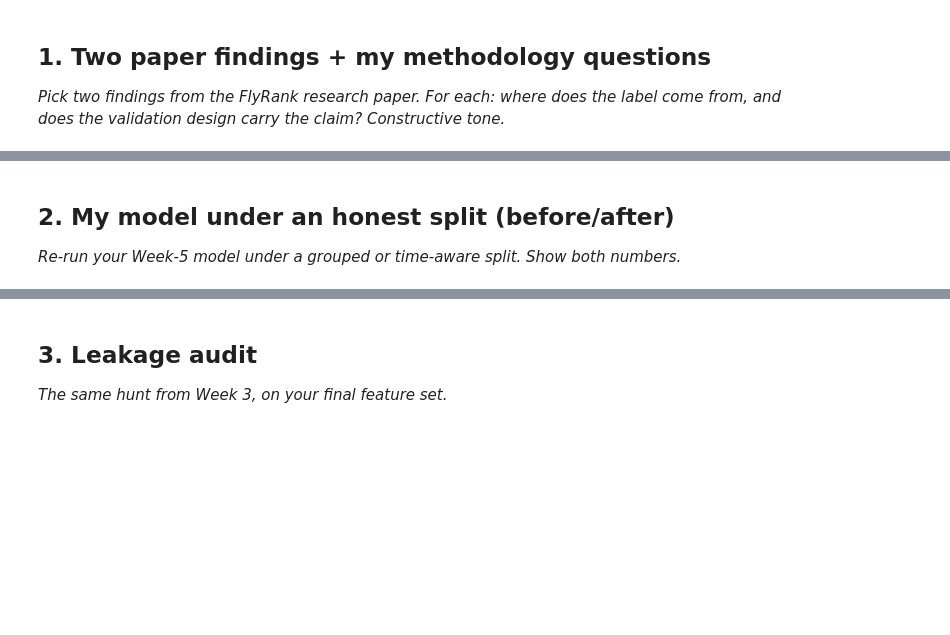
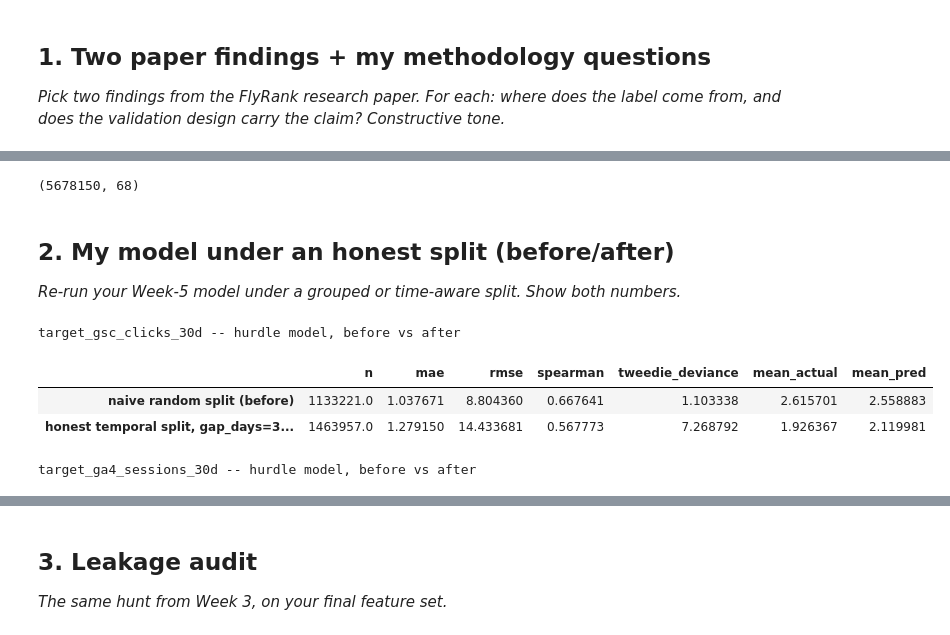
Before and after one commit to ku-ro-wa/flyrank-ml-starter, a Jupyter notebook: work/notebooks/w06_validation_audit.ipynb, the cells around one changed output, grey strips where cells are left out. Saved outputs shown, nothing was run; the diff lists cells and outputs as text; code cells hidden in the pictures; blank space fills up the shorter version.

Commit message:
Colab を使用して作成されました

```diff
--- a/work/notebooks/w06_validation_audit.ipynb
+++ b/work/notebooks/w06_validation_audit.ipynb
@@ -16,3 +976,18 @@ This skeleton is yours to fill. Work the sections **in order** — each one has
+# %%
+raw = train.load_raw()
+df = train.build_feature_matrix(raw)
+df.shape
+# %% [output]
+(5678150, 68)
+# %%
+SAMPLE_FRAC = 1.0  # manual fallback: lower this (e.g. 0.3) only if the cells
+# below still hit Colab's free-tier memory ceiling after the optimizations in
+# warehouse/train.py (Section 1). Trades exact fidelity to model_training.ipynb's
+# numbers for a representative-sample approximation -- shouldn't change the
+# qualitative conclusions (GA4 hurdle wins, GSC hurdle is mixed).
+if SAMPLE_FRAC < 1.0:
+    df = df.sample(frac=SAMPLE_FRAC, random_state=0)
+    print(f"subsampled to {len(df):,} rows (SAMPLE_FRAC={SAMPLE_FRAC})")
 # %% [markdown]
 ## 2. My model under an honest split (before/after)
 
@@ -22,0 +1067,35 @@ This skeleton is yours to fill. Work the sections **in order** — each one has
+# %%
+HONEST_CUTOFF = "2026-03-30"  # same cutoff w05_model_temp.ipynb uses
+
+before_after = {}
+for target_col, raw_feature_col in [
+    ("target_gsc_clicks_30d", "f_gsc_clicks_90d"),
+    ("target_ga4_sessions_30d", "f_ga4_sessions_90d"),
+]:
+    # before: naive random split, ignoring time and client
+    tr_idx, val_idx, te_idx = naive_random_split(df, seed=0)
+    naive_bundle = build_hurdle_from_idx(df, target_col, tr_idx, val_idx, te_idx)
+    _, naive_metrics = run_hurdle_default(naive_bundle, target_col)
+    del naive_bundle
+    gc.collect()
+
+    # after: honest split, same model/hyperparams
+    splits = train.temporal_split(df, cutoff=HONEST_CUTOFF)
+    honest_bundle = train.make_hurdle_datasets(df, target_col, splits)
+    _, honest_metrics = run_hurdle_default(honest_bundle, target_col)
+    del honest_bundle
+    gc.collect()
+
+    comparison = pd.DataFrame({
+        "naive random split (before)": naive_metrics,
+        "honest temporal split, gap_days=30 (after)": honest_metrics,
+    }).T
+    before_after[target_col] = comparison
+    print(f"{target_col} -- hurdle model, before vs after")
+    display(comparison)
+# %% [output]
+target_gsc_clicks_30d -- hurdle model, before vs after
+|  | n | mae | rmse | spearman | tweedie_deviance | mean_actual | mean_pred |
+| naive random split (before) | 1133221.0 | 1.037671 | 8.804360 | 0.667641 | 1.103338 | 2.615701 | 2.558883 |
+| honest temporal split, gap_days=3... | 1463957.0 | 1.279150 | 14.433681 | 0.567773 | 7.268792 | 1.926367 | 2.119981 |
+target_ga4_sessions_30d -- hurdle model, before vs after
```
Also changed, not shown: parts of 24 cells of this notebook.
